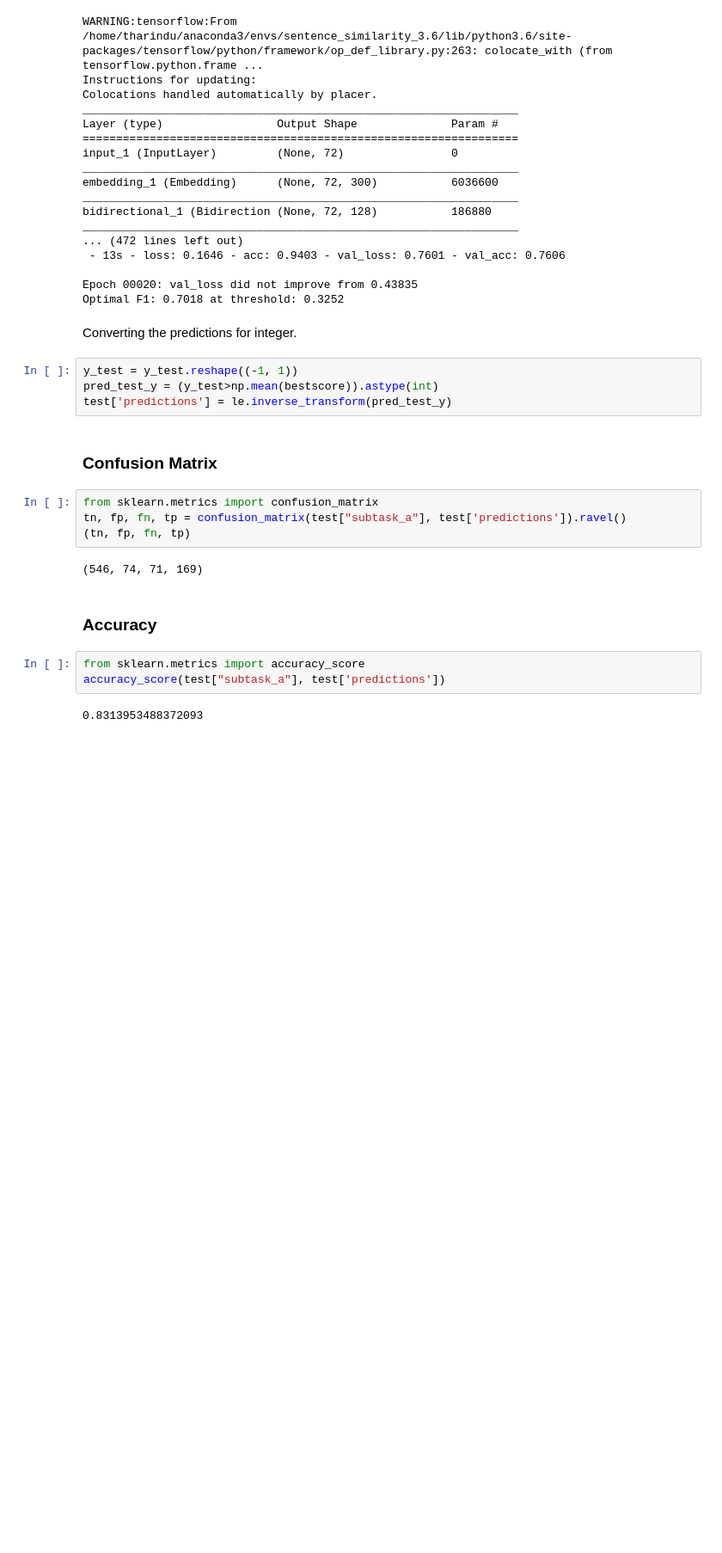
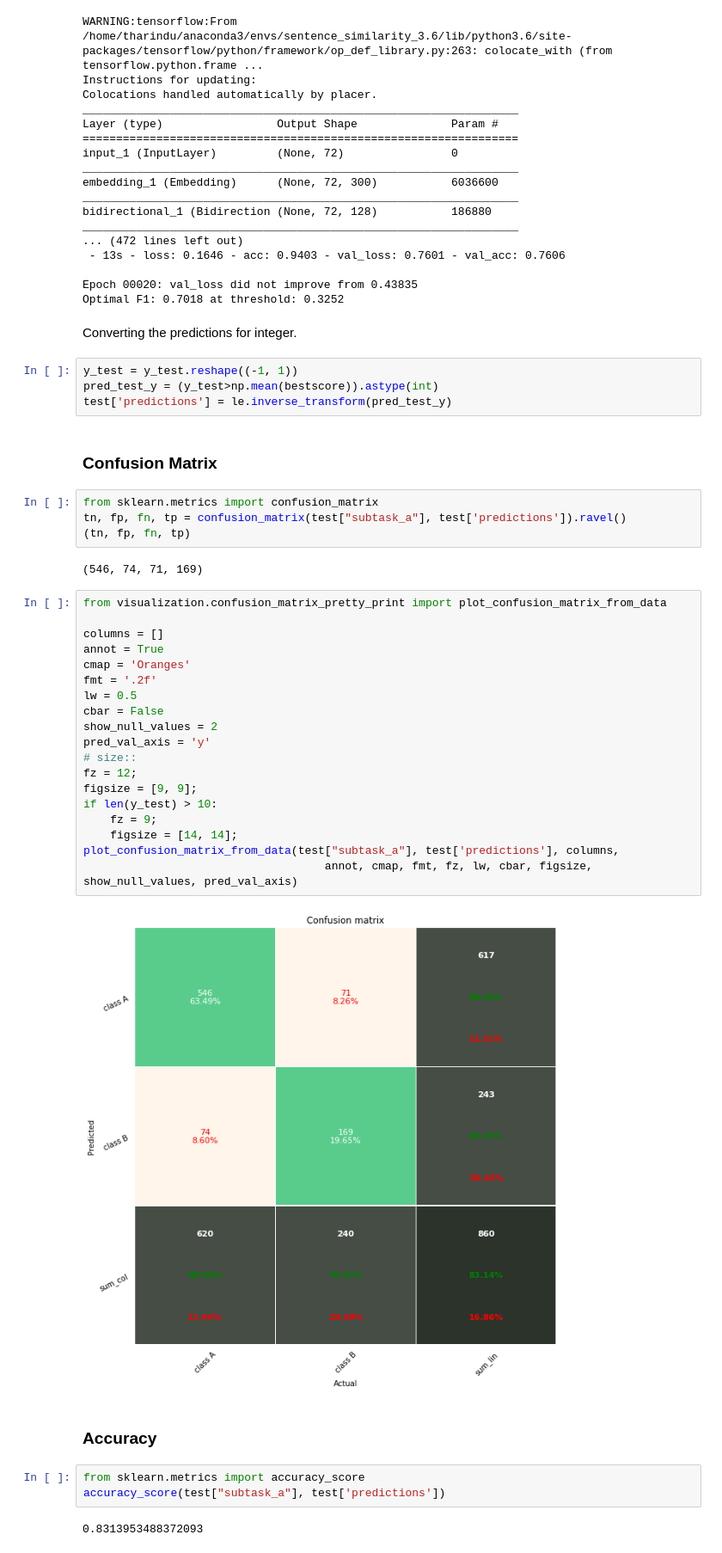
Before and after one commit to TharinduDR/Aggression-Identification, a Jupyter notebook: LSTM + Attention - Offensive language identification.ipynb, the cells around one changed output. Shown: that part at 86% size. Saved outputs shown, nothing was run; the diff lists cells and outputs as text; blank space fills up the shorter version.

```diff
--- a/LSTM + Attention - Offensive language identification.ipynb
+++ b/LSTM + Attention - Offensive language identification.ipynb
@@ -294,6 +294,27 @@ tn, fp, fn, tp = confusion_matrix(test["subtask_a"], test['predictions']).ravel(
 (tn, fp, fn, tp)
 # %% [output]
 (546, 74, 71, 169)
+# %%
+from visualization.confusion_matrix_pretty_print import plot_confusion_matrix_from_data
+
+columns = []
+annot = True
+cmap = 'Oranges'
+fmt = '.2f'
+lw = 0.5
+cbar = False
+show_null_values = 2
+pred_val_axis = 'y'
+# size::
+fz = 12;
+figsize = [9, 9];
+if len(y_test) > 10:
+    fz = 9;
+    figsize = [14, 14];
+plot_confusion_matrix_from_data(test["subtask_a"], test['predictions'], columns,
+                                    annot, cmap, fmt, fz, lw, cbar, figsize, show_null_values, pred_val_axis)
+# %% [output]
+[figure, added]
 # %% [markdown]
 ### Accuracy
 # %%
```
Also changed, not shown: parts of 1 cell of this notebook, 4 other files.
